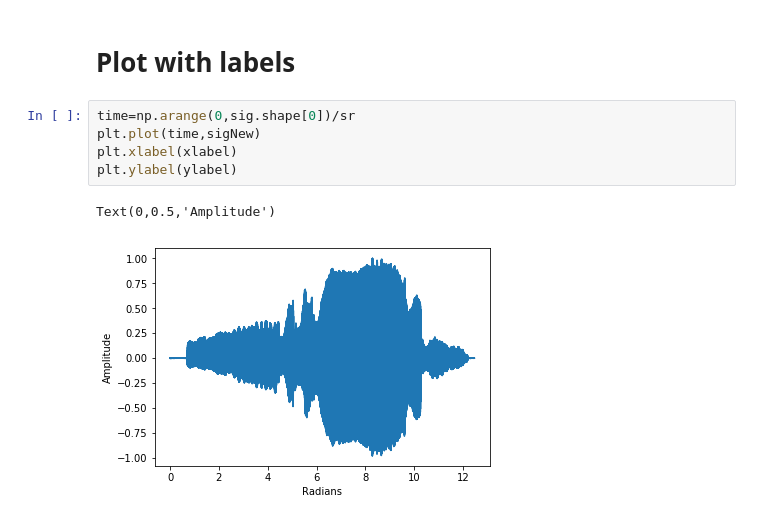
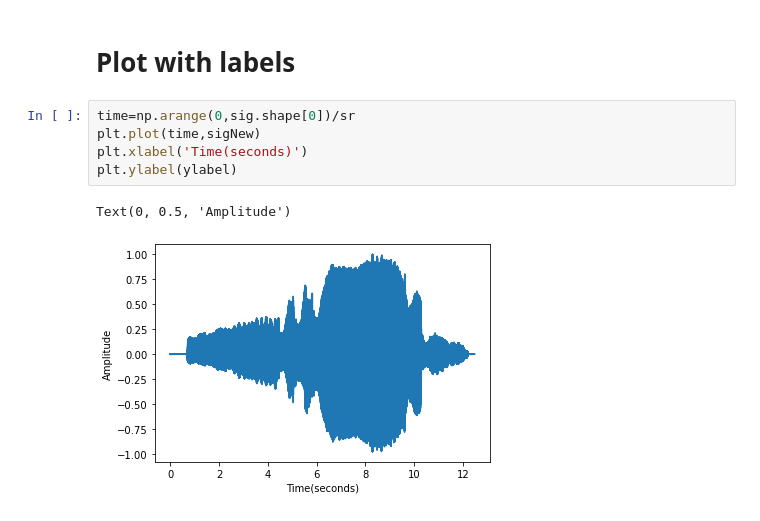
Before and after one commit to WanderingAndYoung/imc2021, a Jupyter notebook: week2/stringsVisualization.ipynb, the cells around one changed output. Drawn from its saved outputs; the diff is of its cells as text.

```diff
--- a/week2/stringsVisualization.ipynb
+++ b/week2/stringsVisualization.ipynb
@@ -93,8 +93,8 @@ plt.plot(time,sigNew)
 # %%
 time=np.arange(0,sig.shape[0])/sr
 plt.plot(time,sigNew)
-plt.xlabel(xlabel)
+plt.xlabel('Time(seconds)')
 plt.ylabel(ylabel)
 # %% [output]
-Text(0,0.5,'Amplitude')
+Text(0, 0.5, 'Amplitude')
-[figure, old version]
+[figure, new version]
```
Also changed, not shown: parts of 7 cells of this notebook.
